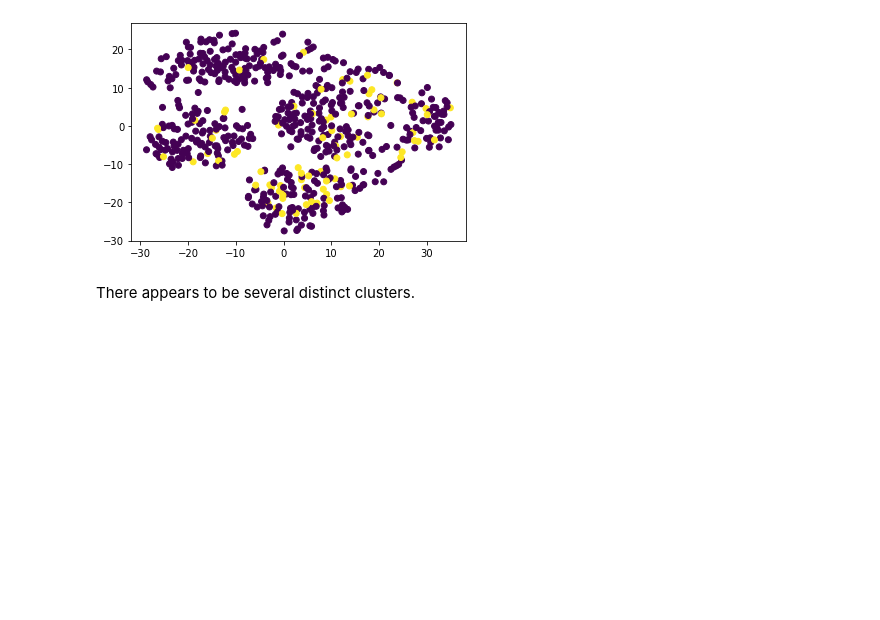
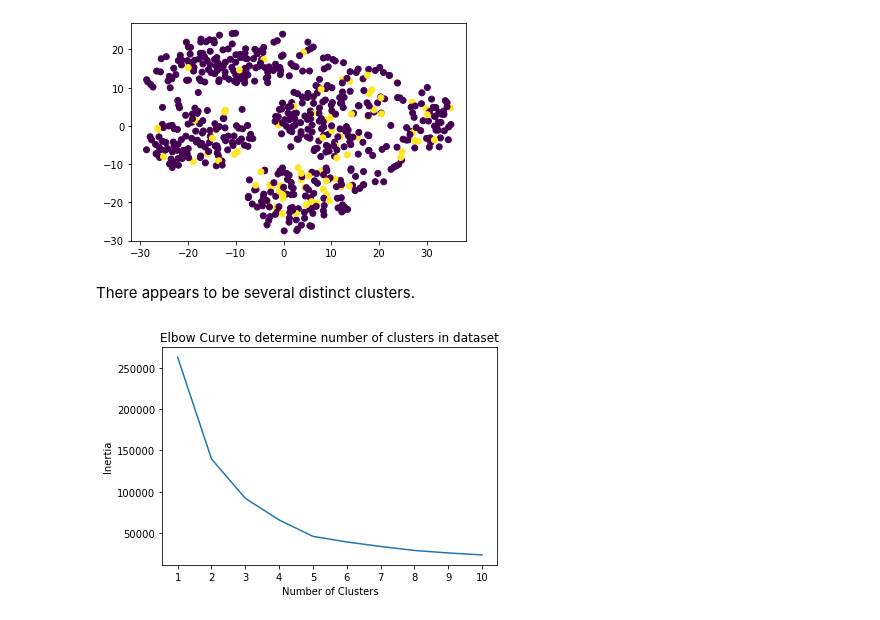
Before and after one commit to FrankMS3/Unsupervised-Machine-Learning-Challenge, a Jupyter notebook: Myopia.ipynb, the cells around one changed output. Saved outputs shown, nothing was run; the diff lists cells and outputs as text; code cells hidden in the pictures; blank space fills up the shorter version.

```diff
--- a/Myopia.ipynb
+++ b/Myopia.ipynb
@@ -70,3 +71,26 @@ plt.show()
 [figure]
 # %% [markdown]
 There appears to be several distinct clusters.
+# %%
+# Finding the best value for k
+inertia = []
+k = list(range(1, 11))
+
+# Calculate the inertia for the range of k values
+for i in k:
+    km = KMeans(n_clusters=i, random_state=0)
+    km.fit(pca_df)
+    inertia.append(km.inertia_)
+
+# Plot the Elbow Curve
+elbow_data = {"k": k, "inertia": inertia}
+elbow_df = pd.DataFrame(elbow_data)
+
+plt.plot(elbow_df["k"], elbow_df["inertia"])
+plt.xticks(k)
+plt.title("Elbow Curve to determine number of clusters in dataset")
+plt.xlabel("Number of Clusters")
+plt.ylabel("Inertia")
+plt.show()
+# %% [output]
+[figure, added]
```
Also changed, not shown: parts of 2 cells of this notebook.
